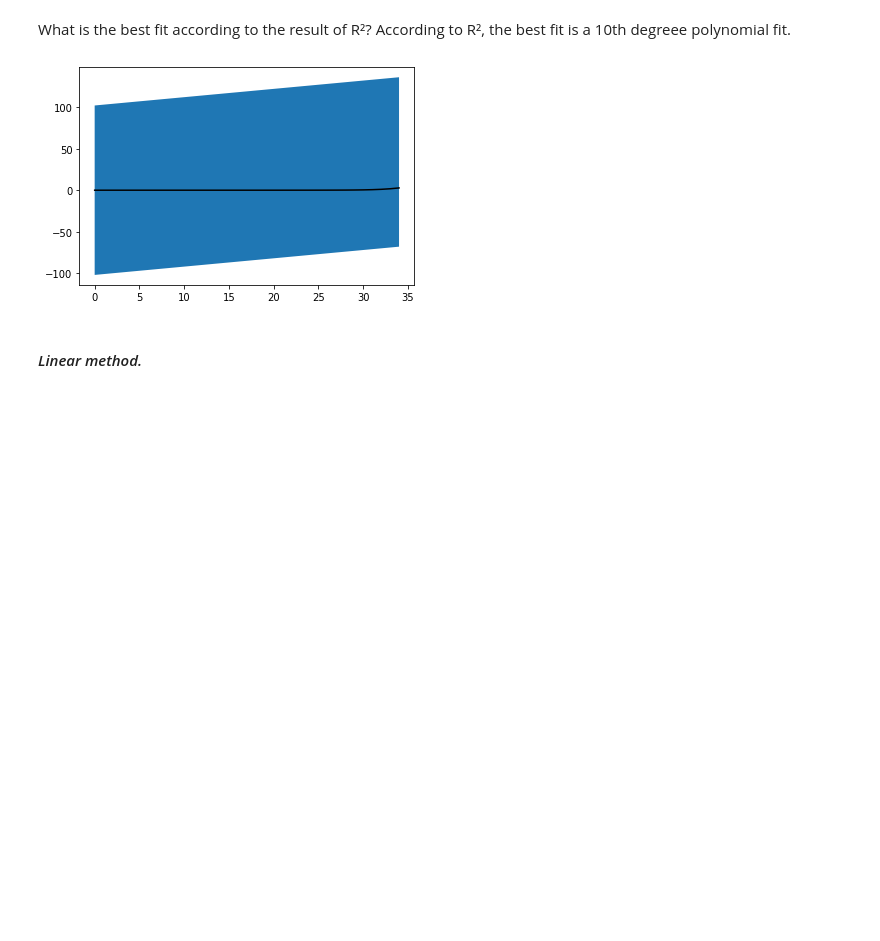
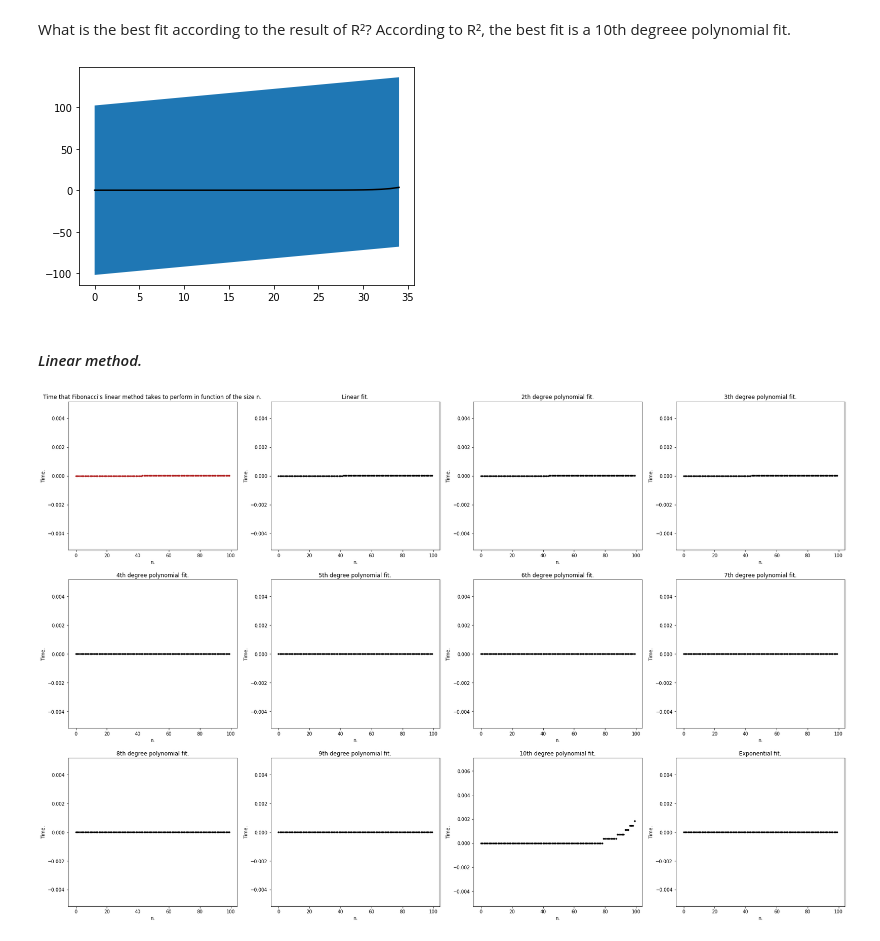
Before and after one commit to m-mejiap/Lab, a Jupyter notebook: Ex2.ipynb, the cells around one changed output. Saved outputs shown, nothing was run; the diff lists cells and outputs as text; code cells hidden in the pictures; blank space fills up the shorter version.

```diff
--- a/Ex2.ipynb
+++ b/Ex2.ipynb
@@ -207,0 +253,78 @@ plt.show()
+# %%
+fig2 = plt.figure(figsize=(30,20))
+
+z2 = fig2.add_subplot(3,4,1)
+z2.scatter(list_of_n2,list_of_times2, color="firebrick",marker='.')
+z2.set_xlabel("n.")
+z2.set_ylabel("Time.")
+z2.set_title("Time that Fibonacci's linear method takes to perform in function of the size n.")
+
+a2 = fig2.add_subplot(3,4,2)
+a2.scatter(list_of_n2,linear(np.array(list_of_n2),*param1a), color="black",marker='.')
+a2.set_xlabel(u"n.")
+a2.set_ylabel(u"Time.")
+a2.set_title(u"Linear fit.")
+
+b2 = fig2.add_subplot(3,4,3)
+b2.scatter(list_of_n2,polynomial2(np.array(list_of_n2),*param2a), color="black",marker='.')
+b2.set_xlabel(u"n.")
+b2.set_ylabel(u"Time.")
+b2.set_title(u"2th degree polynomial fit.")
+
+c2 = fig2.add_subplot(3,4,4)
+c2.scatter(list_of_n2,polynomial3(np.array(list_of_n2),*param3a), color="black",marker='.')
+c2.set_xlabel(u"n.")
+c2.set_ylabel(u"Time.")
+c2.set_title(u"3th degree polynomial fit.")
+
+d2 = fig2.add_subplot(3,4,5)
+d2.scatter(list_of_n2,polynomial4(np.array(list_of_n2),*param4a), color="black",marker='.')
+d2.set_xlabel(u"n.")
+d2.set_ylabel(u"Time.")
+d2.set_title(u"4th degree polynomial fit.")
+
+e2 = fig2.add_subplot(3,4,6)
+e2.scatter(list_of_n2,polynomial5(np.array(list_of_n2),*param5a), color="black",marker='.')
+e2.set_xlabel(u"n.")
+e2.set_ylabel(u"Time.")
+e2.set_title(u"5th degree polynomial fit.")
+
+f2 = fig2.add_subplot(3,4,7)
+f2.scatter(list_of_n2,polynomial6(np.array(list_of_n2),*param6a), color="black",marker='.')
+f2.set_xlabel(u"n.")
+f2.set_ylabel(u"Time.")
+f2.set_title(u"6th degree polynomial fit.")
+
+g2 = fig2.add_subplot(3,4,8)
+g2.scatter(list_of_n2,polynomial7(np.array(list_of_n2),*param7a), color="black",marker='.')
+g2.set_xlabel(u"n.")
+g2.set_ylabel(u"Time.")
+g2.set_title(u"7th degree polynomial fit.")
+
+h2 = fig2.add_subplot(3,4,9)
+h2.scatter(list_of_n2,polynomial8(np.array(list_of_n2),*param8a), color="black",marker='.')
+h2.set_xlabel(u"n.")
+h2.set_ylabel(u"Time.")
+h2.set_title(u"8th degree polynomial fit.")
+
+i2 = fig2.add_subplot(3,4,10)
+i2.scatter(list_of_n2,polynomial9(np.array(list_of_n2),*param9a), color="black",marker='.')
+i2.set_xlabel(u"n.")
+i2.set_ylabel(u"Time.")
+i2.set_title(u"9th degree polynomial fit.")
+
+j2 = fig2.add_subplot(3,4,11)
+j2.scatter(list_of_n2,polynomial10(np.array(list_of_n2),*param10a), color="black",marker='.')
+j2.set_xlabel(u"n.")
+j2.set_ylabel(u"Time.")
+j2.set_title(u"10th degree polynomial fit.")
+
+k2 = fig2.add_subplot(3,4,12)
+k2.scatter(list_of_n2,exponential(np.array(list_of_n2),*param11a), color="black",marker='.')
+k2.set_xlabel(u"n.")
+k2.set_ylabel(u"Time.")
+k2.set_title(u"Exponential fit.")
+
+plt.show()
+# %% [output]
+[figure, added]
```
Also changed, not shown: parts of 16 cells of this notebook.
